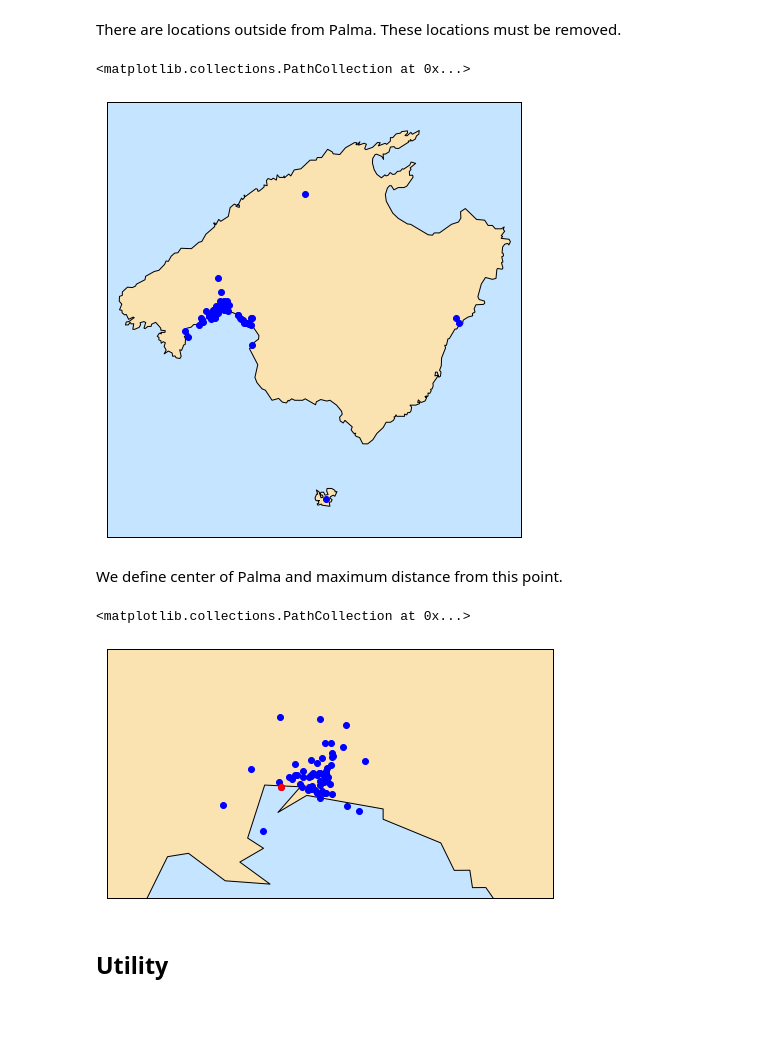
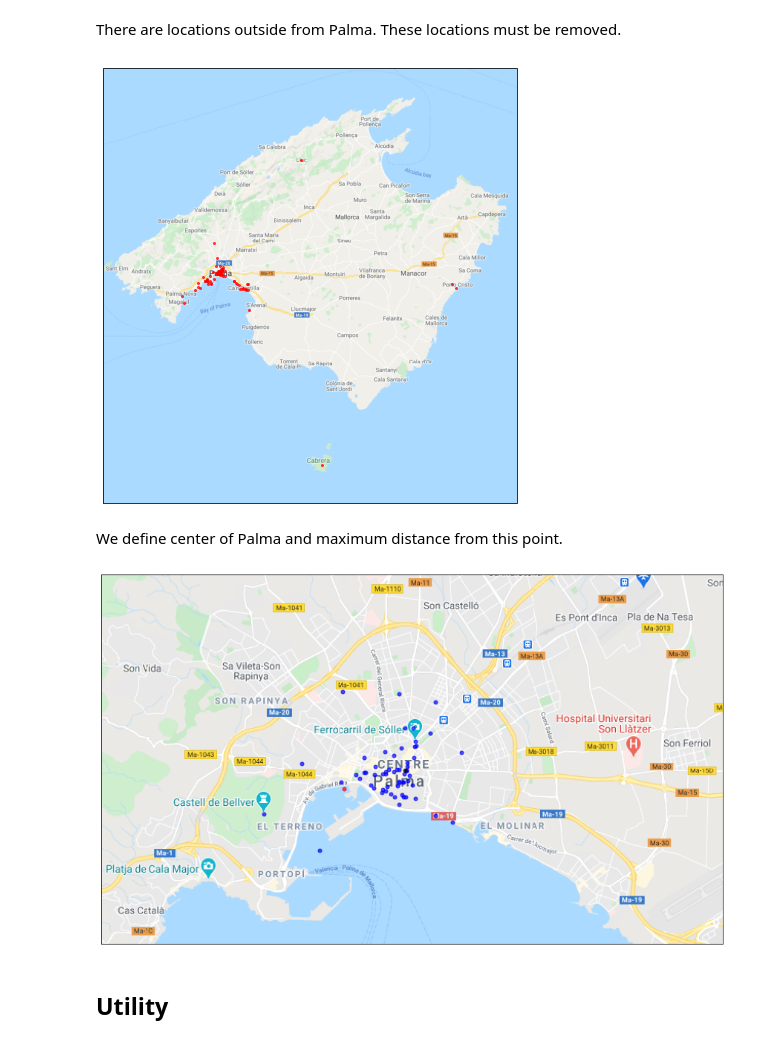
Before and after one commit to mariadelmarbibiloni/cruiseshiptourism, a Jupyter notebook: cleanpalmadata.ipynb, the cells around one changed output. Cells and saved outputs as stored; diff of their text form; code cells hidden in the pictures; blank space fills up the shorter version.

Commit message:
new utility parameter, plots with cartopy

```diff
--- a/cleanpalmadata.ipynb
+++ b/cleanpalmadata.ipynb
@@ -75,30 +77,33 @@ longitude = topsights['longitude'].values
 
 # Map background
 fig = plt.figure(figsize=(8, 8))
-m = Basemap(
-            projection='merc', resolution='h',
-            llcrnrlat=39.055777,  # The lower left corner geographical latitude
-            llcrnrlon=2.310797,   # The lower left corner geographical longitude
-            urcrnrlat=40.025957,  # The upper right corner geographical latitude
-            urcrnrlon=3.508145   # The upper right corner geographical longitude
-        )
 
-m.drawcoastlines()
-m.drawmapboundary(fill_color='#C5E4FF')
-m.fillcontinents(color='#FAE2B1')
+tiler = cimgt.GoogleTiles()
+mercator = tiler.crs
+ax = plt.axes(projection=mercator)
 
-# scatter data,color by stars, size by reviews
-m.scatter(longitude, latitude, latlon=True,
-          color='blue', alpha=1, zorder=10)
+llcrnrlat=39.055777  # The lower left corner geographical latitude
+llcrnrlon=2.310797   # The lower left corner geographical longitude
+urcrnrlat=40.025957  # The upper right corner geographical latitude
+urcrnrlon=3.508145   # The upper right corner geographical longitude
+
+ax.set_extent([llcrnrlon,urcrnrlon, llcrnrlat, urcrnrlat], ccrs.PlateCarree())
+
+zoom = 10
+ax.add_image(tiler, zoom )
+
+plt.plot(longitude, latitude, marker='o', color='red', markersize=2, lw=0,
+         alpha=0.7, transform=ccrs.Geodetic())
+
+plt.show()
 # %% [output]
-<matplotlib.collections.PathCollection at 0x...>
-[figure, old version]
+[figure, new version]
 # %% [markdown]
 We define center of Palma and maximum distance from this point.
 # %%
 center = {"place":"center of Palma",
-          "latitude": 39.579883,
-          "longitude": 2.651031}
+          "latitude": 39.571533,
+          "longitude": 2.651444}
 bellvercastle = topsights[topsights["place"]=="Castell de Bellver"]
 
 maxdist = vincenty((center["latitude"], center["longitude"]),
@@ -112,31 +117,38 @@ topsightspalma = topsights[inpalma]
 # %%
 # values
 latitude = topsightspalma.latitude.values
 longitude = topsightspalma.longitude.values
 
 # Map background
-fig = plt.figure(figsize=(8, 8))
-m = Basemap(
-            projection='merc', resolution='h',
-            llcrnrlat=39.541089, # The lower left corner geographical latitude
-            llcrnrlon=2.582399,   # The lower left corner geographical longitude
-            urcrnrlat=39.601874,  # The upper right corner geographical latitude
-            urcrnrlon=2.723818 # The upper right corner geographical longitude
-        )
+ffig = plt.figure(figsize=(15,20))
 
-m.drawcoastlines()
-m.drawmapboundary(fill_color='#C5E4FF')
-m.fillcontinents(color='#FAE2B1')
+tiler = cimgt.GoogleTiles()
+mercator = tiler.crs
+ax = plt.axes(projection=mercator)
 
-# scatter data,color by stars, size by reviews
-m.scatter(longitude, latitude, latlon=True,
-          color='blue', alpha=1, zorder=10)
+llcrnrlat=39.541089  # The lower left corner geographical latitude
+llcrnrlon=2.582399   # The lower left corner geographical longitude
+urcrnrlat=39.605874  # The upper right corner geographical latitude
+urcrnrlon=2.723818   # The upper right corner geographical longitude
 
-m.scatter(longitude[0], latitude[0], latlon=True,
-          color="red", alpha=1, zorder=10)
+
+ax.set_extent([llcrnrlon,urcrnrlon, llcrnrlat, urcrnrlat], ccrs.PlateCarree())
+
+zoom = 13
+ax.add_image(tiler, zoom )
+
+plt.plot(longitude[1:], latitude[1:], marker='o', color='blue', markersize=5, lw=0,
+         alpha=0.7, transform=ccrs.Geodetic())
+
+plt.plot(longitude[0], latitude[0], marker='o', color='red', markersize=5, lw=0,
+         alpha=0.7, transform=ccrs.Geodetic())
+
+plt.plot(center["longitude"], center["latitude"], marker='o', color='black', markersize=5, lw=0,
+         alpha=0.7, transform=ccrs.Geodetic())
+
+plt.show()
 # %% [output]
-<matplotlib.collections.PathCollection at 0x...>
-[figure, old version]
+[figure, new version]
 # %% [markdown]
 ## Utility
 # %%
```
Also changed, not shown: parts of 6 cells of this notebook.
